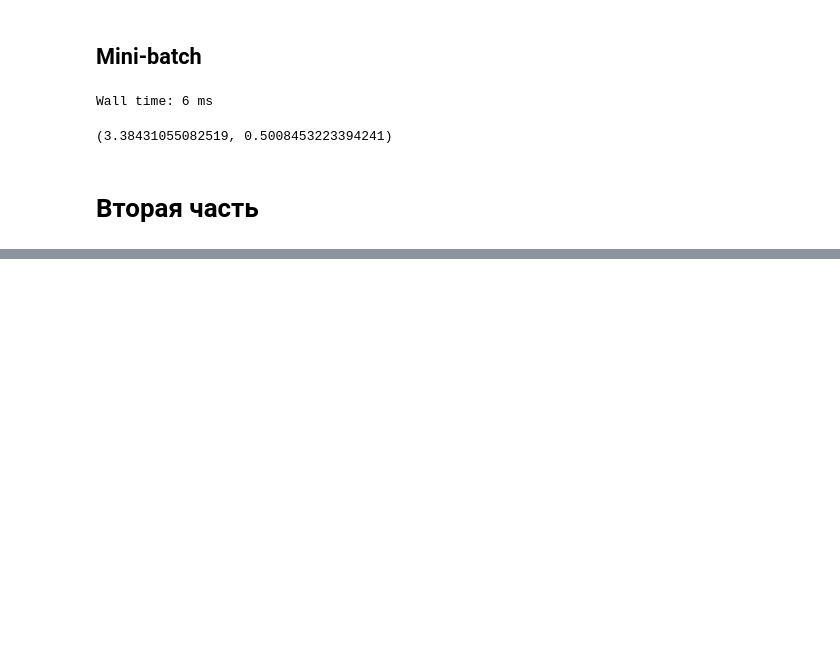
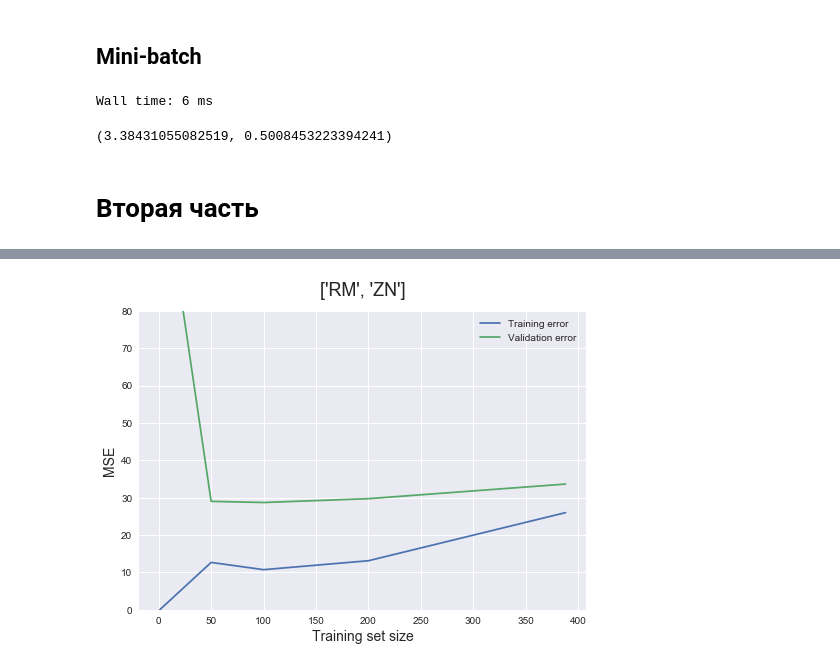
Before and after one commit to alexanderlakiza/cs102, a Jupyter notebook: homework08/LinearRegressionAssignment.ipynb, the cells around one changed output, grey strips where cells are left out. Saved outputs shown, nothing was run; the diff lists cells and outputs as text; code cells hidden in the pictures; blank space fills up the shorter version.

```diff
--- a/homework08/LinearRegressionAssignment.ipynb
+++ b/homework08/LinearRegressionAssignment.ipynb
@@ -814,0 +812,5 @@ X_kek
+# %%
+zn = ['RM', 'ZN']
+learning_curves(LinearRegression(), data, zn, target, train_sizes, cv=5)
+# %% [output]
+[figure, added]
```
Also changed, not shown: parts of 68 cells of this notebook.
